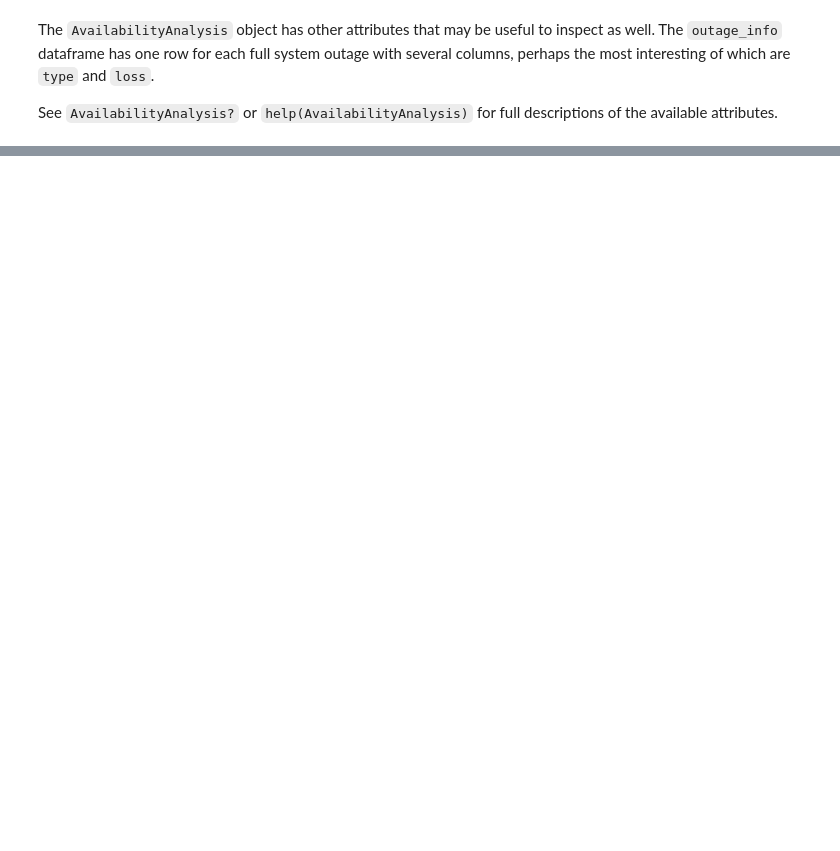
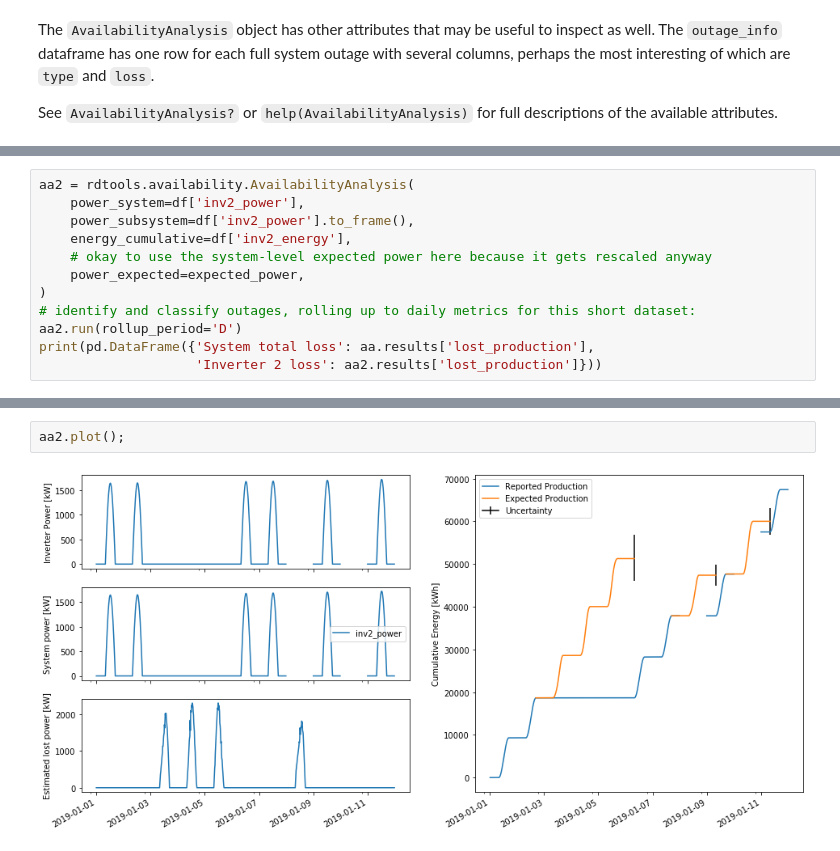
Before and after one commit to NREL/rdtools, a Jupyter notebook: docs/system_availability_example.ipynb, the cells around one changed output, grey strips where cells are left out. Cells and saved outputs as stored; diff of their text form; blank space fills up the shorter version.

```diff
--- a/docs/system_availability_example.ipynb
+++ b/docs/system_availability_example.ipynb
@@ -182,0 +194,12 @@ aa.outage_info.iloc[:, N//2:]
+# %%
+aa2 = rdtools.availability.AvailabilityAnalysis(
+    power_system=df['inv2_power'],
+    power_subsystem=df['inv2_power'].to_frame(),
+    energy_cumulative=df['inv2_energy'],
+    # okay to use the system-level expected power here because it gets rescaled anyway
+    power_expected=expected_power,
+)
+# identify and classify outages, rolling up to daily metrics for this short dataset:
+aa2.run(rollup_period='D')
+print(pd.DataFrame({'System total loss': aa.results['lost_production'],
+                    'Inverter 2 loss': aa2.results['lost_production']}))
@@ -182,0 +219,4 @@ aa.outage_info.iloc[:, N//2:]
+# %%
+aa2.plot();
+# %% [output]
+[figure, added]
```
Also changed, not shown: parts of 8 cells of this notebook.
